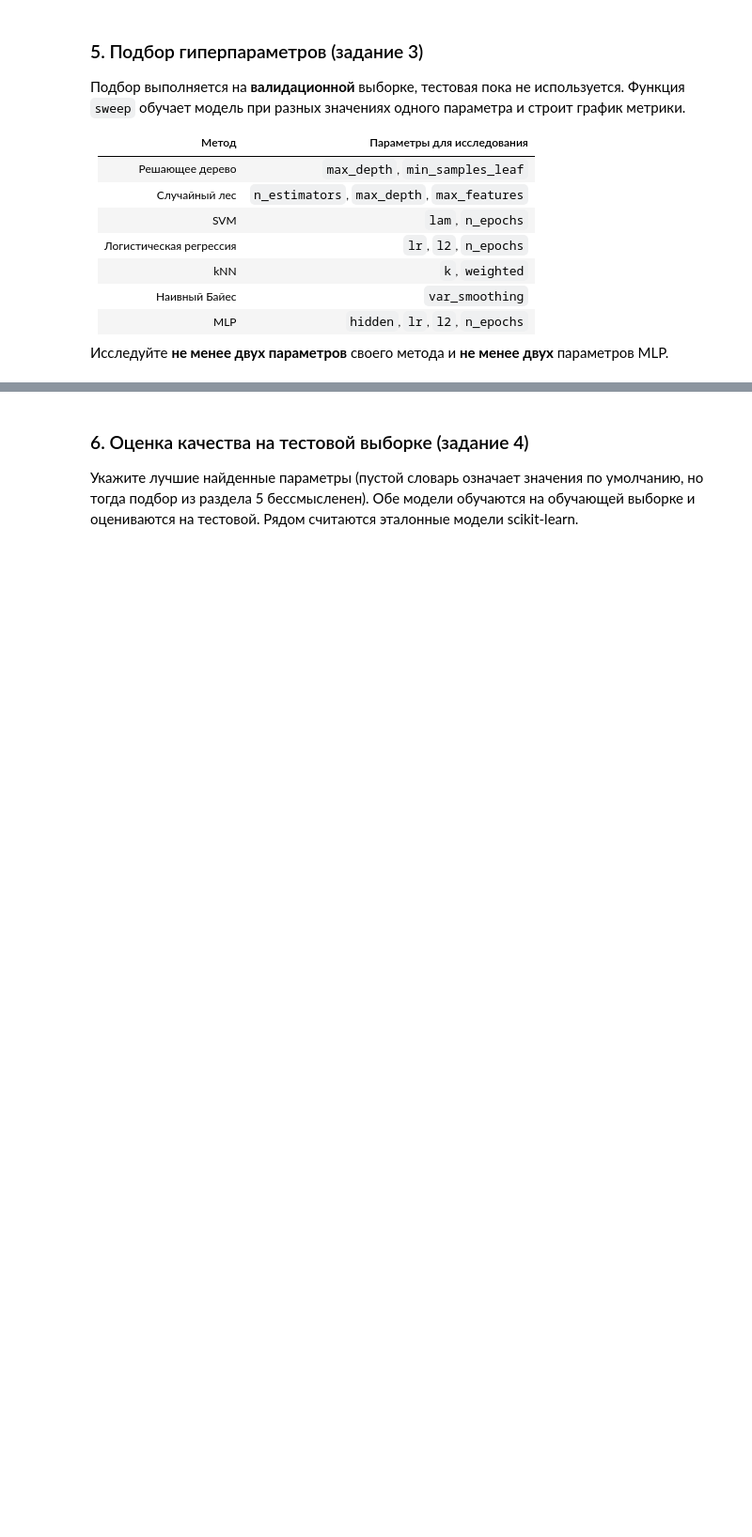
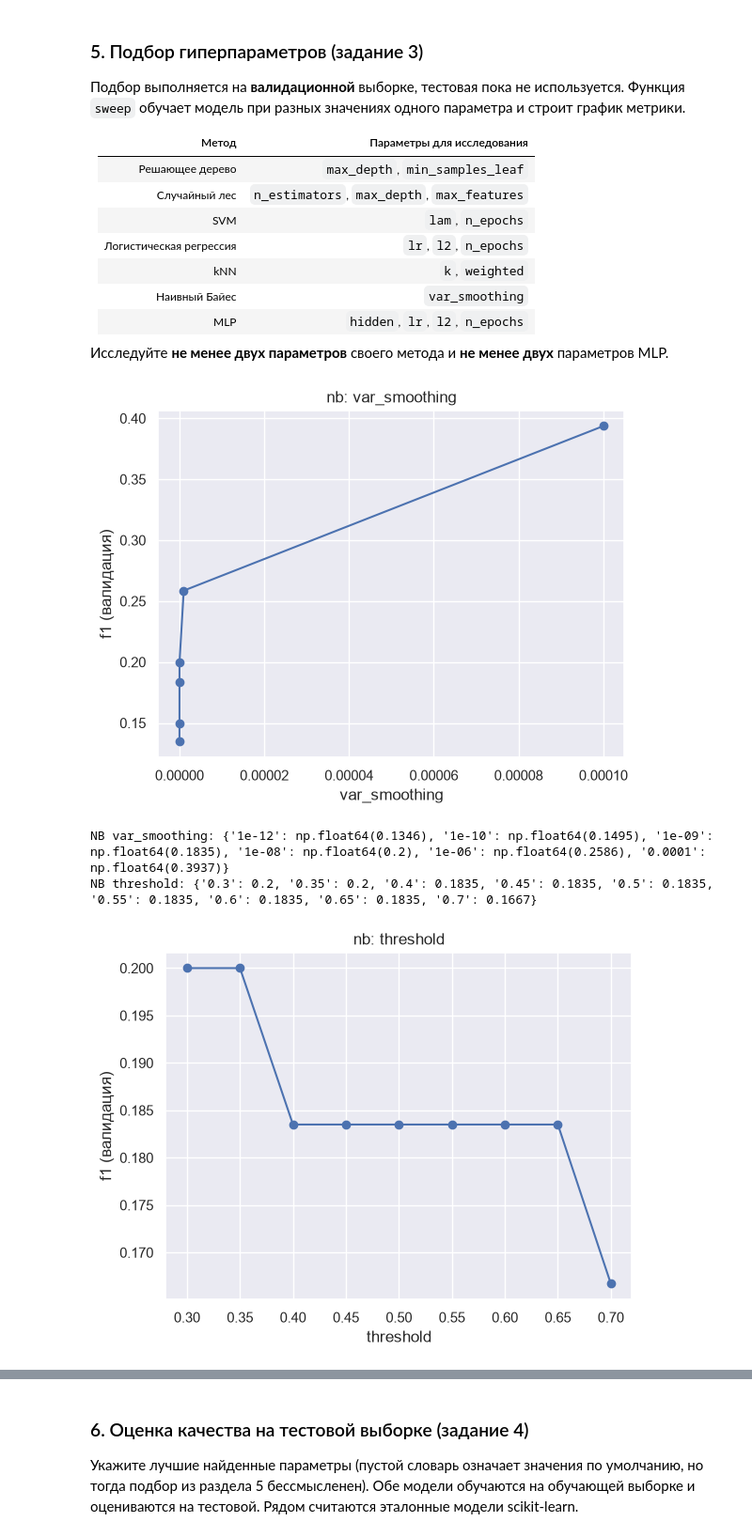
Before and after one commit to Kirpich-12/AI_lab, a Jupyter notebook: Лабораторная_1_классификация.ipynb, the cells around one changed output, grey strips where cells are left out. Shown at 94% size. Drawn from its saved outputs; the diff is of its cells as text; code cells hidden in the pictures; blank space fills up the shorter version.

```diff
--- a/Лабораторная_1_классификация.ipynb
+++ b/Лабораторная_1_классификация.ipynb
@@ -536,7 +532,13 @@ def plot_confusion(y_true, y_pred, title="", ax=None):
 # %%
 def sigmoid(z):
     """Устойчивая сигмоида: без переполнения при больших по модулю z."""
-    raise NotImplementedError
+    z = np.asarray(z, dtype=float)
+    result = np.empty_like(z)
+    positive = z >= 0
+    result[positive] = 1 / (1 + np.exp(-z[positive]))
+    exp_z = np.exp(z[~positive])
+    result[~positive] = exp_z / (1 + exp_z)
+    return result
 # %%
 import warnings
 with warnings.catch_warnings():
@@ -878,6 +977,30 @@ def sweep(key, param, values, metric="f1", fixed=None):
     plt.show()
     return dict(zip(map(str, values), np.round(scores, 4)))
 # %%
-# TODO: исследуйте параметры своего метода, например:
-# sweep(METHOD, "max_depth", [2, 4, 6, 8, 12])
+# Подбор параметра Гауссового наивного байесовского классификатора.
+nb_smoothing_scores = sweep(
+    "nb",
+    "var_smoothing",
+    [1e-12, 1e-10, 1e-9, 1e-8, 1e-6, 1e-4],
+)
+print("NB var_smoothing:", nb_smoothing_scores)
+
+# Дополнительный подбор порога бинарной классификации для модели NB.
+nb_model = make_method("nb", var_smoothing=1e-9).fit(Xs_tr, y_tr)
+nb_probabilities = nb_model.predict_proba(Xs_val)
+nb_threshold_scores = {}
+for threshold in [0.30, 0.35, 0.40, 0.45, 0.50, 0.55, 0.60, 0.65, 0.70]:
+    predictions = (nb_probabilities >= threshold).astype(int)
+    nb_threshold_scores[str(threshold)] = round(f1(y_val, predictions), 4)
+print("NB threshold:", nb_threshold_scores)
+plt.plot([float(v) for v in nb_threshold_scores], list(nb_threshold_scores.values()), marker="o")
+plt.xlabel("threshold")
+plt.ylabel("f1 (валидация)")
+plt.title("nb: threshold")
+plt.show()
+# %% [output]
+[figure, added]
+NB var_smoothing: {'1e-12': np.float64(0.1346), '1e-10': np.float64(0.1495), '1e-09': np.float64(0.1835), '1e-08': np.float64(0.2), '1e-06': np.float64(0.2586), '0.0001': np.float64(0.3937)}
+NB threshold: {'0.3': 0.2, '0.35': 0.2, '0.4': 0.1835, '0.45': 0.1835, '0.5': 0.1835, '0.55': 0.1835, '0.6': 0.1835, '0.65': 0.1835, '0.7': 0.1667}
+[figure, added]
 # %%
```
Also changed, not shown: parts of 32 cells of this notebook, 1 other file.
